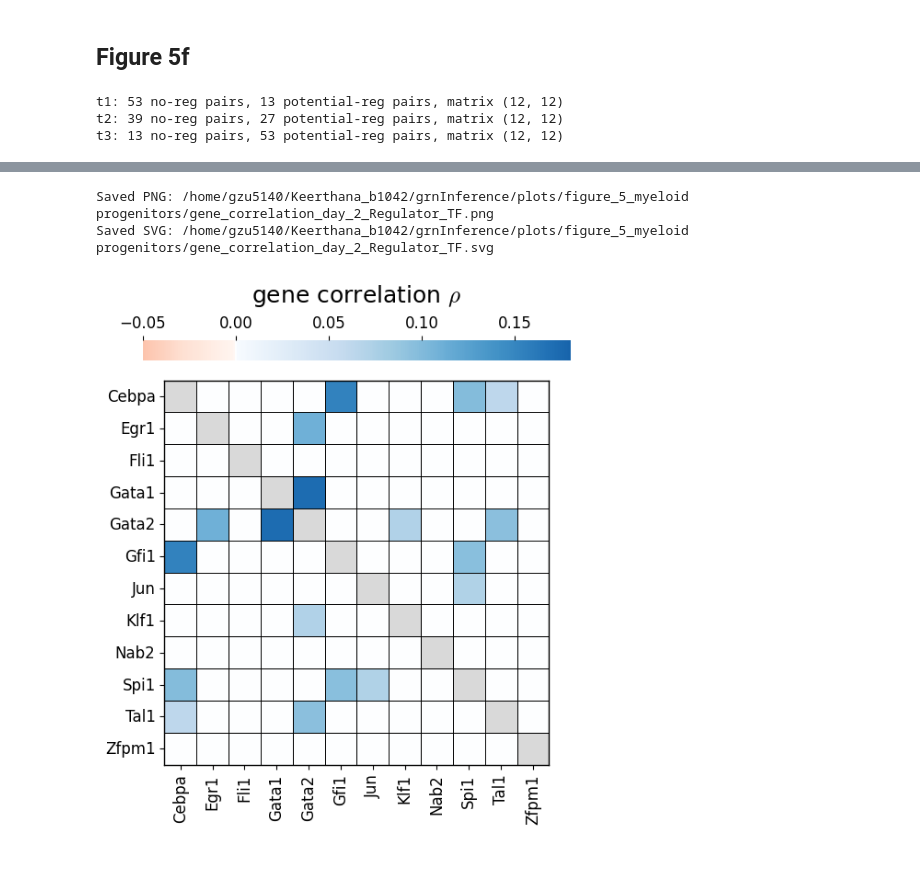
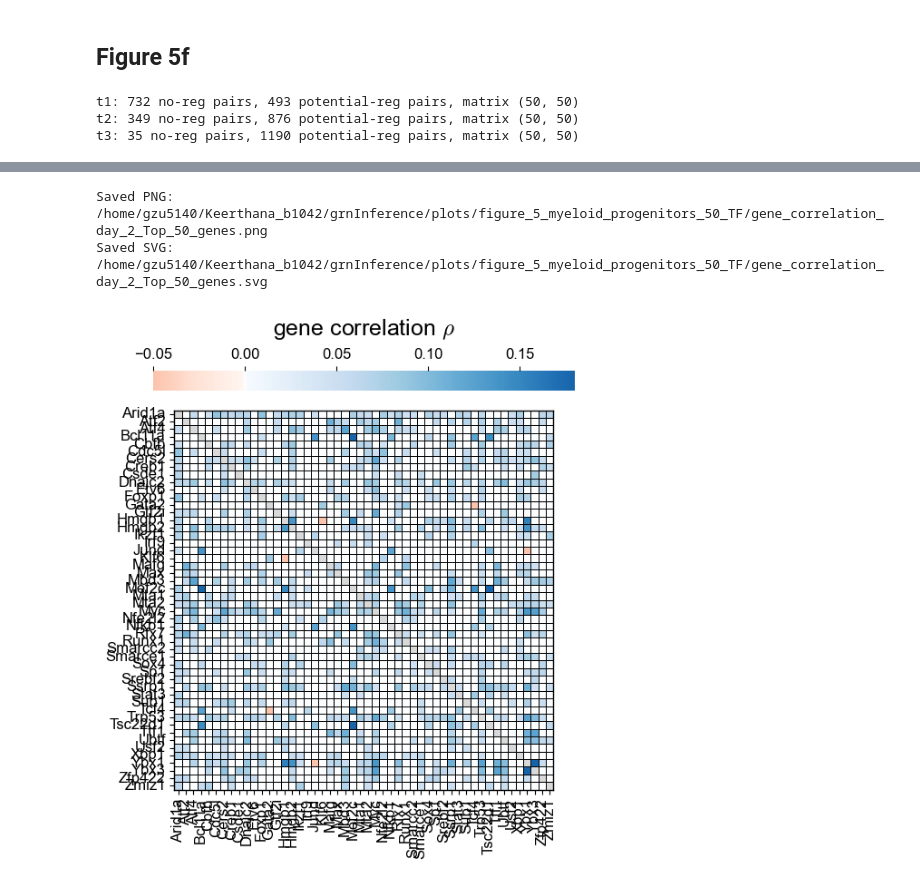
Before and after one commit to GoyalLab/TwINFER, a Jupyter notebook: scripts_to_plot_figures/figure_5.ipynb, the cells around one changed output, grey strips where cells are left out. Cells and saved outputs as stored; diff of their text form; code cells hidden in the pictures.

```diff
--- a/scripts_to_plot_figures/figure_5.ipynb
+++ b/scripts_to_plot_figures/figure_5.ipynb
@@ -94,6 +94,7 @@ gene_list_Neutrophil = ['Muc13', 'Srgn', 'Ccl9', 'Plac8', 'Snrpf','Prtn3','Elane
 gene_list_Monocyte = ['Rbms1', 'Tuba1b','Sirpa', 'Ttf1', 'H3f3b', 'Set', 'Tk1', 'Fkbp4', 'Hspd1', 'Emb'] #Monocyte
 gene_list_Regulator_TF = ['Gata1', 'Gata2', 'Gfi1', 'Fli1', 'Spi1', 'Tal1',  'Cebpa', 'Jun', 'Egr1', 'Nab2', 'Klf1', 'Zfpm1'] #TF involved in hematopoiesis regulation
 gene_list_Pertubation = ['Brd9', 'Wdr82', 'Smarcd2', 'Smarcd1', 'Bcl11a', 'Stag2', 'Setd1b', 'Gps2', 'Men1', 'Chd4', 'Kmt2a', 'Smc2', 'Phf10', 'Cbx3', 'Crebbp', 'Hdac3', 'Setdb2', 'Ehmt2', 'Mbd2', 'Setdb1', 'Rbbp4', 'Hdac1', 'Mbd3', 'Rcor1', 'Atf7ip', 'Hmgxb4', 'Carm1', 'Prmt5', 'Cebpa', 'Ash1l', 'Smarcb1', 'Ezh2', 'Chaf1a', 'Prmt1', 'Ehmt1', 'Smc4', 'Smc3', 'Chmp2a', 'Kdm6a', 'Spi1', 'Gata2']
+gene_list_50_genes = ['Ybx1', 'Ttf1', 'Hmgb1', 'Ybx3', 'Nfkb1', 'Hmgb2', 'Srebf2', 'Smarce1', 'Csde1', 'Jund', 'Tsc22d1', 'Max', 'Sp1', 'Bcl11a', 'Irf9', 'Myc', 'Mef2c', 'Ssrp1', 'Tcf4', 'Cbfb', 'Trp53', 'Arid1a', 'Stat3', 'Sub1', 'Mta2', 'Xbp1', 'Cers2', 'Etv6', 'Ubtf', 'Ikzf1', 'Foxp1', 'Smarcc2', 'Dnajc2', 'Zmiz1', 'Nfe2l2', 'Gtf2i', 'Atf4', 'Sox4', 'Cdc5l', 'Zfp422', 'Usf2', 'Mta1', 'Gata2', 'Mafg', 'Creb1', 'Atf2', 'Klf6', 'Runx1', 'Mbd3', 'Rfx7']
 # %% [markdown]
 ## Figure 5b
 # %%
@@ -704,32 +920,28 @@ t3: 13 no-reg pairs, 53 potential-reg pairs, matrix (12, 12)
 # -----------------------------
 # Setup
 # -----------------------------
-gene_list = sorted(gene_list_Regulator_TF)
-
+gene_list = sorted(gene_list_50_genes)
 corr_mats = {
     "day 2": pairwise_gene_gene_correlation_matrix_t1,
     "day 4": pairwise_gene_gene_correlation_matrix_t2,
     "day 6": pairwise_gene_gene_correlation_matrix_t3,
 }
 
-
 # -----------------------------
 # Figure layout: 3 plots + vertical cbar
 # -----------------------------
-fig = plt.figure(figsize=(18, 6))
+fig = plt.figure(figsize=(21, 7))
 gs = fig.add_gridspec(
     1, 4,
     width_ratios=[1, 1, 1, 0.05],
     wspace=0.15
 )
-
 axes = [fig.add_subplot(gs[0, 0])]
 axes += [fig.add_subplot(gs[0, i], sharey=axes[0]) for i in range(1, 3)]
+cbar_ax = fig.add_subplot(gs[0, 3])
 
-cbar_ax = fig.add_subplot(gs[0, 3])
 # --- compute global vmin / vmax across all timepoints ---
 all_values = []
-
 for corr_df in [
     pairwise_gene_gene_correlation_matrix_t1,
     pairwise_gene_gene_correlation_matrix_t2,
@@ -740,20 +952,17 @@ for corr_df in [
     all_values.append(mat)
 
 all_values = np.concatenate([m.flatten() for m in all_values])
-
 vmin = min(0.0, np.nanmin(all_values))
 vmax = np.nanmax(all_values)
+cmap = make_reds_blues_colormap(vmin=vmin, vmax=vmax)
+cmap.set_bad("#D9D9D9")
 
-cmap = make_reds_blues_colormap(vmin = vmin, vmax = vmax)
-cmap.set_bad("#D9D9D9")
 # -----------------------------
 # Plot heatmaps
 # -----------------------------
 for ax, (label, corr_df) in zip(axes, corr_mats.items()):
-
     data_matrix = corr_df.loc[gene_list, gene_list].to_numpy(float)
     np.fill_diagonal(data_matrix, np.nan)
-
 
     sns.heatmap(
         data_matrix,
@@ -770,6 +979,9 @@ for ax, (label, corr_df) in zip(axes, corr_mats.items()):
     )
 
     ax.set_title(label)
+
+    # Fix: Set ticks explicitly before setting labels
+    ax.set_xticks(np.arange(len(gene_list)) + 0.5)
     ax.set_xticklabels(gene_list, rotation=90, ha="center", va="top")
 
     # -----------------------------
@@ -779,7 +991,6 @@ for ax, (label, corr_df) in zip(axes, corr_mats.items()):
         if g1 in gene_list and g2 in gene_list:
             i = gene_list.index(g1)
             j = gene_list.index(g2)
-
             for (x, y) in [(j, i), (i, j)]:
                 rect = Rectangle(
                     (x, y), 1, 1,
@@ -803,6 +1014,7 @@ for ax, (label, corr_df) in zip(axes, corr_mats.items()):
 # -----------------------------
 cbar_ax.set_ylabel(r"gene correlation ${\rho}$")
 cbar_ax.set_facecolor("none")
+
 # --- keep y labels ONLY on the leftmost axis ---
 axes[0].set_yticks(np.arange(len(gene_list)) + 0.5)
 axes[0].set_yticklabels(gene_list, rotation=0, ha="right", va="center")
@@ -810,7 +1022,6 @@ axes[0].tick_params(labelleft=True)
 
 for ax in axes[1:]:
     ax.tick_params(labelleft=False)
-
 
 # -----------------------------
 # Save
@@ -822,6 +1033,5 @@ if path_to_plots:
     fig.savefig(f"{base}.png", dpi=300, bbox_inches="tight", transparent=True)
     fig.savefig(f"{base}.svg", bbox_inches="tight", transparent=True)
     fig.savefig(f"{base}.pdf", bbox_inches="tight", transparent=True)
-
 plt.show()
 # %% [output]
@@ -847,7 +1042,7 @@ findfont: Generic family 'sans-serif' not found because none of the following fa
 ## Figure 5f
 # %%
 # === Load saved CSV ===
-gene_set_name = "Regulator_TF"
+gene_set_name = "Top_50_genes"
 df = pd.read_csv(path_to_plot_data / f"gene_pair_results_{gene_set_name}.csv")
 
 # === Reconstruct lists and matrices ===
@@ -910,14 +1105,14 @@ for g1, g2 in consistent_pairs:
         consistent_corr.append((g1, g2))
 consistent_corr = sorted(consistent_corr)
 # %% [output]
-t1: 53 no-reg pairs, 13 potential-reg pairs, matrix (12, 12)
-t2: 39 no-reg pairs, 27 potential-reg pairs, matrix (12, 12)
-t3: 13 no-reg pairs, 53 potential-reg pairs, matrix (12, 12)
+t1: 732 no-reg pairs, 493 potential-reg pairs, matrix (50, 50)
+t2: 349 no-reg pairs, 876 potential-reg pairs, matrix (50, 50)
+t3: 35 no-reg pairs, 1190 potential-reg pairs, matrix (50, 50)
 # %%
 from matplotlib.colors import TwoSlopeNorm, LinearSegmentedColormap
 from matplotlib.colors import ListedColormap
 
-gene_list = sorted(gene_list_Regulator_TF)
+gene_list = sorted(gene_list_50_genes)
 correlation_matrix = pairwise_gene_gene_correlation_matrix_t1.loc[gene_list, gene_list]
 data_matrix = correlation_matrix.to_numpy(float)
 
@@ -945,13 +1140,12 @@ cmap = make_reds_blues_colormap(vmin=vmin, vmax=vmax)
 # Restore diagonal NaNs
 np.fill_diagonal(plot_matrix, np.nan)
 cmap.set_bad(color="#D9D9D9")
+
 # --- draw heatmap ---
 sns.heatmap(
     plot_matrix,
     ax=heatmap_ax,
     cmap=cmap,
-    # norm=norm,
-    # center = 0,
     vmin=vmin,
     vmax=vmax,
     square=True,
@@ -960,29 +1154,34 @@ sns.heatmap(
     cbar_kws={'orientation': 'horizontal'},
     linewidths=0.5,
     linecolor="black",
-    # center=center
 )
 
 # --- labels ---
 cbar_ax.xaxis.set_label_position('top')
 cbar_ax.set_xlabel(r"gene correlation ${\rho}$", labelpad=10)
 cbar_ax.xaxis.tick_top()
+
+# Fix: Set ticks explicitly before setting labels
+heatmap_ax.set_xticks(np.arange(len(gene_list)) + 0.5)
 heatmap_ax.set_xticklabels(gene_list, rotation=90, ha="center", va="top")
-heatmap_ax.set_yticklabels(gene_list, rotation=0,ha = "right", va = "center")
+heatmap_ax.set_yticks(np.arange(len(gene_list)) + 0.5)
+heatmap_ax.set_yticklabels(gene_list, rotation=0, ha="right", va="center")
+
 # --- transparent background ---
-# plt.tight_layout()
 fig.patch.set_alpha(0)
 for ax in [heatmap_ax, cbar_ax]:
     ax.set_facecolor("none")
 for im in heatmap_ax.get_images() + cbar_ax.get_images():
     im.set_facecolor((1, 1, 1, 0))
     im.set_edgecolor((1, 1, 1, 0))
+
 # Add border by adjusting spine visibility
 for spine in heatmap_ax.spines.values():
     spine.set_visible(True)
     spine.set_linewidth(1)
     spine.set_edgecolor('black')
     spine.set_clip_on(False)
+
 # --- save ---
 if path_to_plots:
     out = Path(path_to_plots)
@@ -1021,3 +1205,3 @@ findfont: Generic family 'sans-serif' not found because none of the following fa
-Saved PNG: /home/gzu5140/Keerthana_b1042/grnInference/plots/figure_5_myeloid progenitors/gene_correlation_day_2_Regulator_TF.png
-Saved SVG: /home/gzu5140/Keerthana_b1042/grnInference/plots/figure_5_myeloid progenitors/gene_correlation_day_2_Regulator_TF.svg
+Saved PNG: /home/gzu5140/Keerthana_b1042/grnInference/plots/figure_5_myeloid_progenitors_50_TF/gene_correlation_day_2_Top_50_genes.png
+Saved SVG: /home/gzu5140/Keerthana_b1042/grnInference/plots/figure_5_myeloid_progenitors_50_TF/gene_correlation_day_2_Top_50_genes.svg
-[figure, old version]
+[figure, new version]
```
Also changed, not shown: parts of 15 cells of this notebook, 14 other files.
